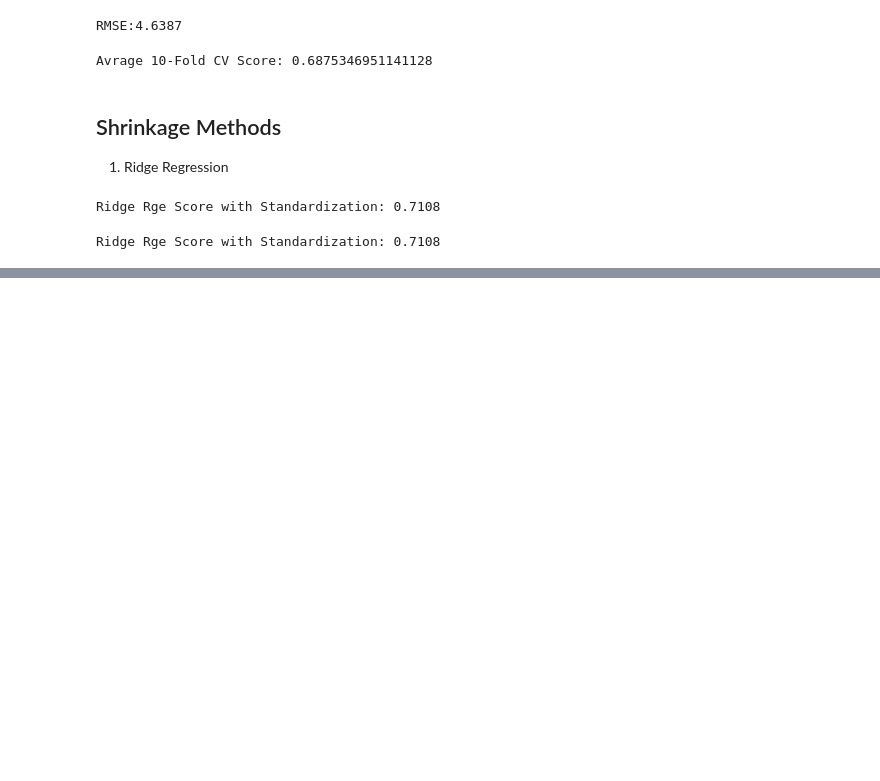
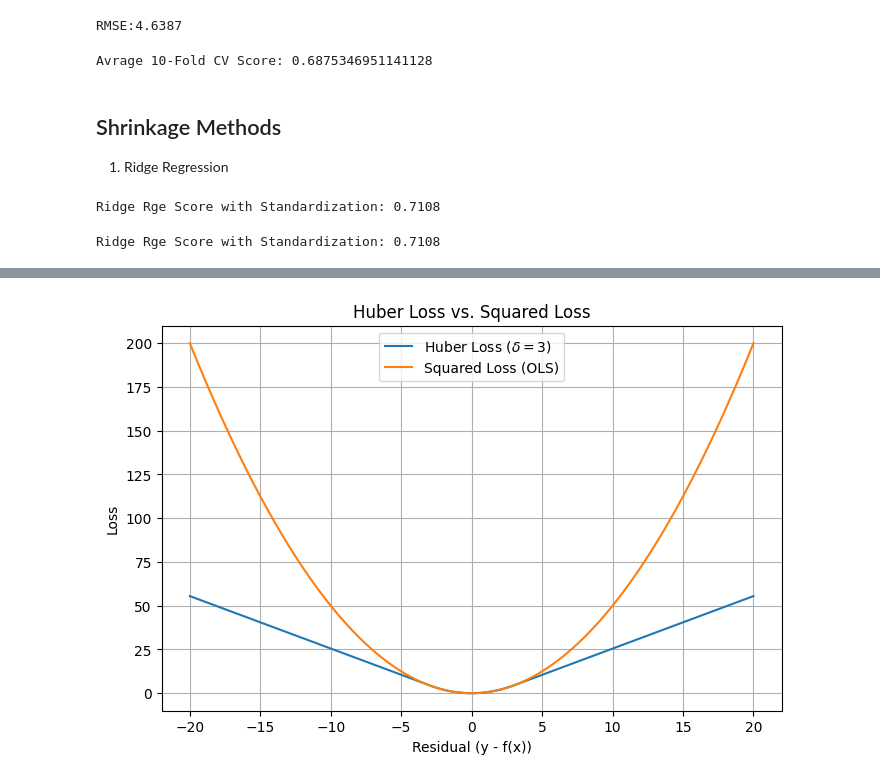
Before and after one commit to Thaer-F-Ali/regression_types_data_enginering, a Jupyter notebook: numerical_data_stats.ipynb, the cells around one changed output, grey strips where cells are left out. Drawn from its saved outputs; the diff is of its cells as text; code cells hidden in the pictures; blank space fills up the shorter version.

```diff
--- a/numerical_data_stats.ipynb
+++ b/numerical_data_stats.ipynb
@@ -250,0 +304,27 @@ Ridge Rge Score with Standardization: 0.7108
+# %%
+from matplotlib import pyplot as plt
+import numpy as np
+import pandas as pd
+
+plt.figure(figsize=(8,5))
+data = np.linspace(-20, 20, 1000) # Increased points for smoother plot
+
+def huber_loss(data, delta=3.0):
+    abs_data = np.abs(data)
+    mask = abs_data <= delta
+    loss = np.where(mask, 0.5 * data**2, delta * abs_data - 0.5 * delta**2)
+    return loss
+
+huber_losses = huber_loss(data, delta=3.0)
+squared_losses = 0.5 * data**2
+
+plt.plot(data, huber_losses, label=r'Huber Loss ($\delta = 3$)')
+plt.plot(data, squared_losses, label='Squared Loss (OLS)')
+plt.xlabel('Residual (y - f(x))')
+plt.ylabel('Loss')
+plt.title('Huber Loss vs. Squared Loss')
+plt.legend()
+plt.grid(True)
+plt.show()
+# %% [output]
+[figure, added]
```
Also changed, not shown: parts of 9 cells of this notebook.
